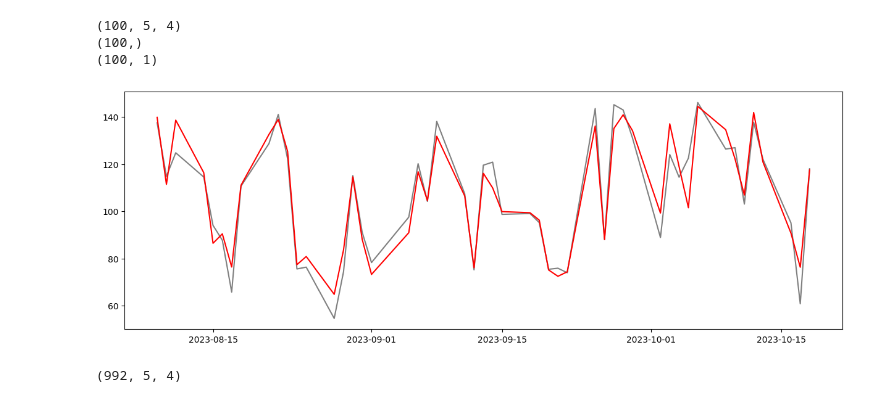
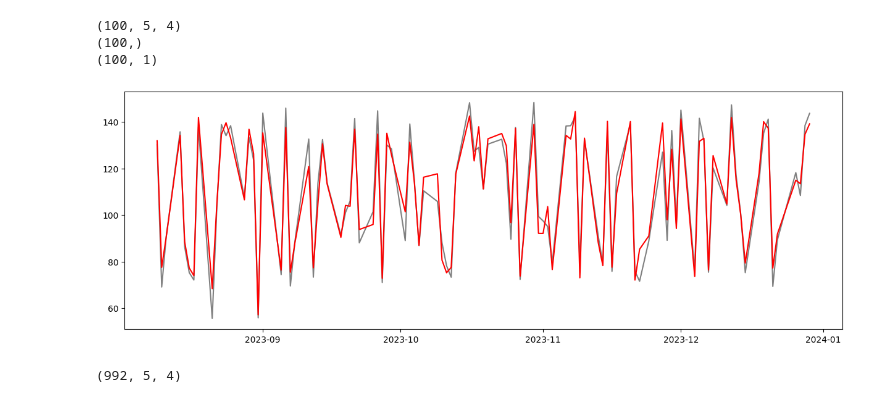
Before and after one commit to Ykiiii/Timing-signal-analysis, a Jupyter notebook: RNN.ipynb, the cells around one changed output. Drawn from its saved outputs; the diff is of its cells as text; code cells hidden in the pictures.

```diff
--- a/RNN.ipynb
+++ b/RNN.ipynb
@@ -295,12 +295,12 @@ print(pre.shape)
 # %%
 import matplotlib.pyplot as plt
 plt.figure(figsize=(15, 5))
 df_time = df.index[-len(y_test):]
-plt.plot(df_time[:50],y_test[:50],color='gray',label='price')
-plt.plot(df_time[:50],pre[:50],color='red',label='predict')
+plt.plot(df_time,y_test,color='gray',label='price')
+plt.plot(df_time,pre,color='red',label='predict')
 plt.show()
 # %% [output]
-[figure, old version]
+[figure, new version]
 # %%
 X.shape
 # %% [output]
```
Also changed, not shown: parts of 14 cells of this notebook.
